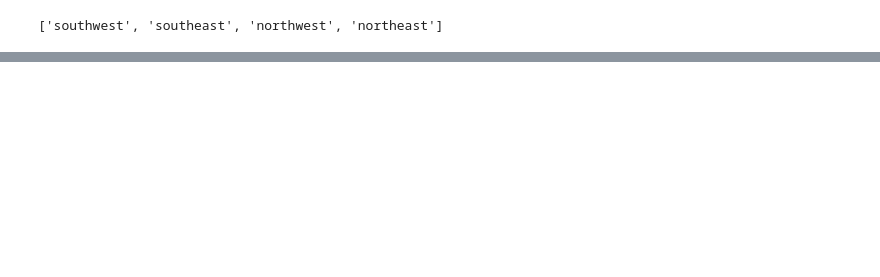
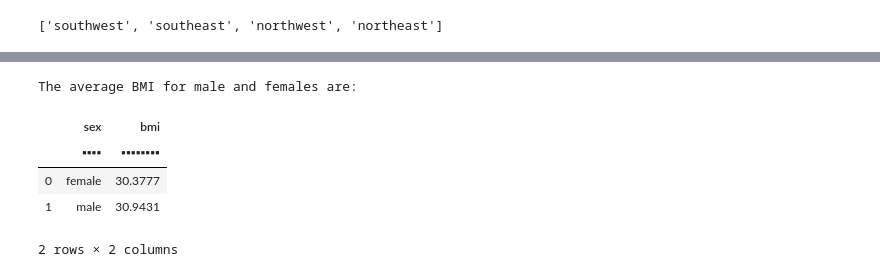
Before and after one commit to lethalbacon365/us-medical-insurance, a Jupyter notebook: us-medical-insurance-costs.ipynb, the cells around one changed output, grey strips where cells are left out. Cells and saved outputs as stored; diff of their text form; code cells hidden in the pictures; blank space fills up the shorter version.

```diff
--- a/us-medical-insurance-costs.ipynb
+++ b/us-medical-insurance-costs.ipynb
@@ -147,0 +205,11 @@ patient_info.average_charges()
+# %%
+# method for calculating average bmi of male vs female patients
+print('The average BMI for male and females are: ')
+df[:, dt.mean(f.bmi), dt.by(f.sex)]
+# %% [output]
+The average BMI for male and females are:
+|  | sex | bmi |
+|  | ▪▪▪▪ | ▪▪▪▪▪▪▪▪ |
+| 0 | female | 30.3777 |
+| 1 | male | 30.9431 |
+2 rows × 2 columns
```
Also changed, not shown: parts of 13 cells of this notebook.
